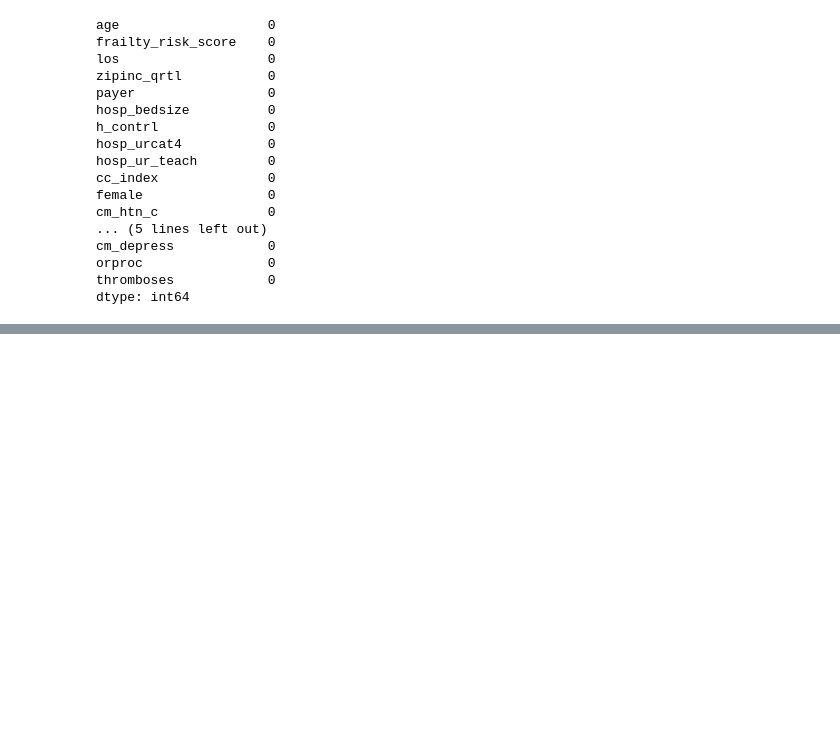
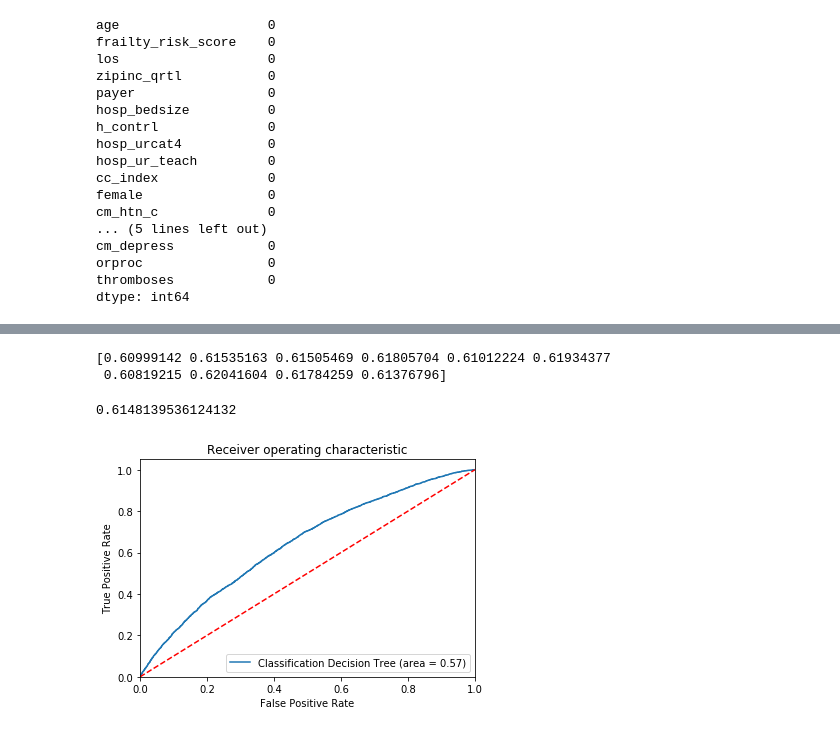
Before and after one commit to jgabunilas/IBD-final-project, a Jupyter notebook: NRD 2013 - Machine Learning (sagar).ipynb, the cells around one changed output, grey strips where cells are left out. Saved outputs shown, nothing was run; the diff lists cells and outputs as text; code cells hidden in the pictures; blank space fills up the shorter version.

Commit message:
CV, AUC/ROC chart, and XGBoost training model

```diff
--- a/NRD 2013 - Machine Learning (sagar).ipynb
+++ b/NRD 2013 - Machine Learning (sagar).ipynb
@@ -301,8 +277,7 @@ print(readm_data_df.columns.values)
  'others_adm']
 # %%
 # Grab the features
-data = readm_data_df[['ibd_readm','age', 'frailty_risk_score', 'los', 'zipinc_qrtl', 'payer', 'hosp_bedsize', 'h_contrl', 'hosp_urcat4', 'hosp_ur_teach', 'cc_index', 'female', 'cm_htn_c', 'ibd_procedures', 'cm_smoking', 'aweekend', 'ibd_specific_adm', 'diabetes', 'cm_depress', 'orproc', 'thromboses'
- ]]
+data = readm_data_df[['ibd_readm','age', 'frailty_risk_score', 'los', 'zipinc_qrtl', 'payer', 'hosp_bedsize', 'h_contrl', 'hosp_urcat4', 'hosp_ur_teach', 'cc_index', 'female', 'cm_htn_c', 'ibd_procedures', 'cm_smoking', 'aweekend', 'ibd_specific_adm', 'diabetes', 'cm_depress', 'orproc', 'thromboses']] # score = 62%
 
 cleaned_data = data.dropna(axis='rows')
 cleaned_data
@@ -392,7 +367,7 @@ X_train, X_test, y_train, y_test = train_test_split(cleaned_data_wo_outcome, tar
 # %%
 # Random Forest model
 from sklearn.ensemble import RandomForestClassifier
-rf = RandomForestClassifier(n_estimators=200, max_depth=10)
+rf = RandomForestClassifier(n_estimators=200)
 rf.fit(X_train, y_train)
 
 print(f'Training Score: {rf.score(X_train, y_train)}')
@@ -483,0 +459,45 @@ sorted(zip(rf.feature_importances_, X_train), reverse=True)
+# %%
+# K-fold validation
+# Build the decision tree first
+
+# clf = tree.DecisionTreeClassifier(splitter = "best", max_features = "auto", max_depth = 6)
+# clf = tree.DecisionTreeClassifier(splitter = "best", criterion = "entropy", max_depth = 6)
+
+
+
+clf = RandomForestClassifier(n_estimators=150, max_depth=10 )
+
+import sklearn
+from sklearn.model_selection import cross_val_score
+from sklearn import metrics
+from statistics import mean
+scores = cross_val_score(clf, cleaned_data_wo_outcome, target, cv=10, scoring='accuracy')
+print(mean(scores))
+# %% [output]
+[0.60999142 0.61535163 0.61505469 0.61805704 0.61012224 0.61934377
+ 0.60819215 0.62041604 0.61784259 0.61376796]
+# %%
+from statistics import mean
+print(mean(scores))
+# %% [output]
+0.6148139536124132
+# %%
+from sklearn.metrics import roc_auc_score
+from sklearn.metrics import roc_curve
+logistic_roc_auc = roc_auc_score(y_test.values, grid.predict(X_test))
+fpr, tpr, thresholds = roc_curve(y_test.values, grid.predict_proba(X_test)[:,1])
+# %%
+import matplotlib.pyplot as plt
+plt.figure()
+plt.plot(fpr, tpr, label='Classification Decision Tree (area = %0.2f)' % logistic_roc_auc)
+plt.plot([0, 1], [0, 1],'r--')
+plt.xlim([0.0, 1.0])
+plt.ylim([0.0, 1.05])
+plt.xlabel('False Positive Rate')
+plt.ylabel('True Positive Rate')
+plt.title('Receiver operating characteristic')
+plt.legend(loc="lower right")
+plt.savefig('Classification_Logisitic_Regression_ROC')
+plt.show()
+# %% [output]
+[figure, added]
```
Also changed, not shown: parts of 14 cells of this notebook, 1 other file.
